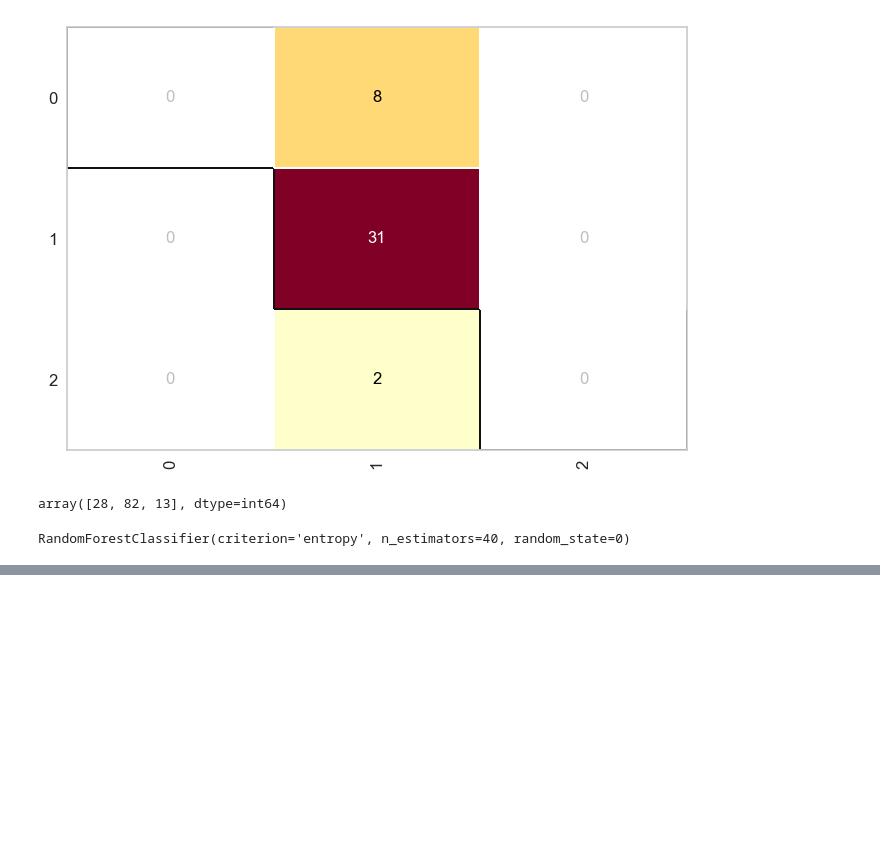
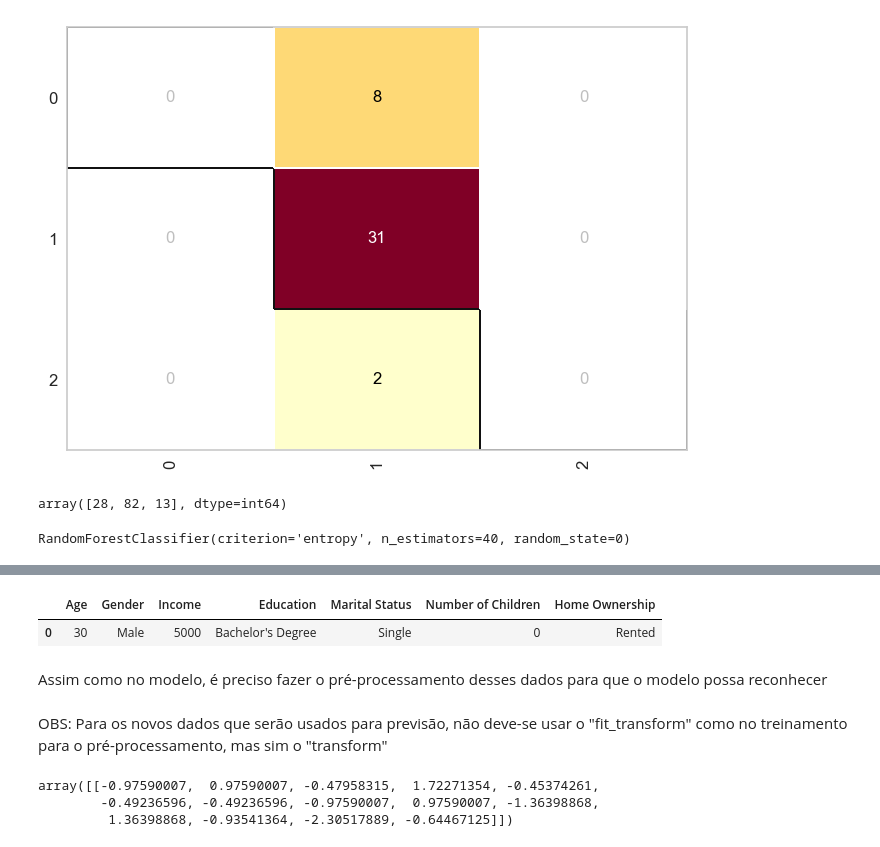
Before and after one commit to Joao-Paulo-Brito/Projeto-Credit-Score, a Jupyter notebook: credit_score_analysis.ipynb, the cells around one changed output, grey strips where cells are left out. Cells and saved outputs as stored; diff of their text form; code cells hidden in the pictures; blank space fills up the shorter version.

```diff
--- a/credit_score_analysis.ipynb
+++ b/credit_score_analysis.ipynb
@@ -502,0 +622,17 @@ cm.score(x_credit_teste, y_credit_teste)
+# %%
+# Simulação de um novo registro
+pessoa1 = pd.DataFrame([{
+    "Age": 30,
+    "Gender": "Male",
+    "Income": 5000,
+    "Education": "Bachelor's Degree",
+    "Marital Status": "Single",
+    "Number of Children": 0,
+    "Home Ownership": "Rented",
+}])
+pessoa1
+# %% [output]
+|  | Age | Gender | Income | Education | Marital Status | Number of Children | Home Ownership |
+| 0 | 30 | Male | 5000 | Bachelor's Degree | Single | 0 | Rented |
+# %% [markdown]
+Assim como no modelo, é preciso fazer o pré-processamento desses dados para que o modelo possa reconhecer
@@ -502,0 +647,11 @@ cm.score(x_credit_teste, y_credit_teste)
+# %% [markdown]
+OBS: Para os novos dados que serão usados para previsão, não deve-se usar o "fit_transform" como no treinamento para o pré-processamento, mas sim o "transform"
+# %%
+# Fazendo o pré-processamento
+pessoa1 = OHE_credit.transform(pessoa1)
+pessoa1 = scaler_credit.transform(pessoa1)
+pessoa1
+# %% [output]
+array([[-0.97590007,  0.97590007, -0.47958315,  1.72271354, -0.45374261,
+        -0.49236596, -0.49236596, -0.97590007,  0.97590007, -1.36398868,
+         1.36398868, -0.93541364, -2.30517889, -0.64467125]])
```
Also changed, not shown: parts of 41 cells of this notebook, 6 other files.
